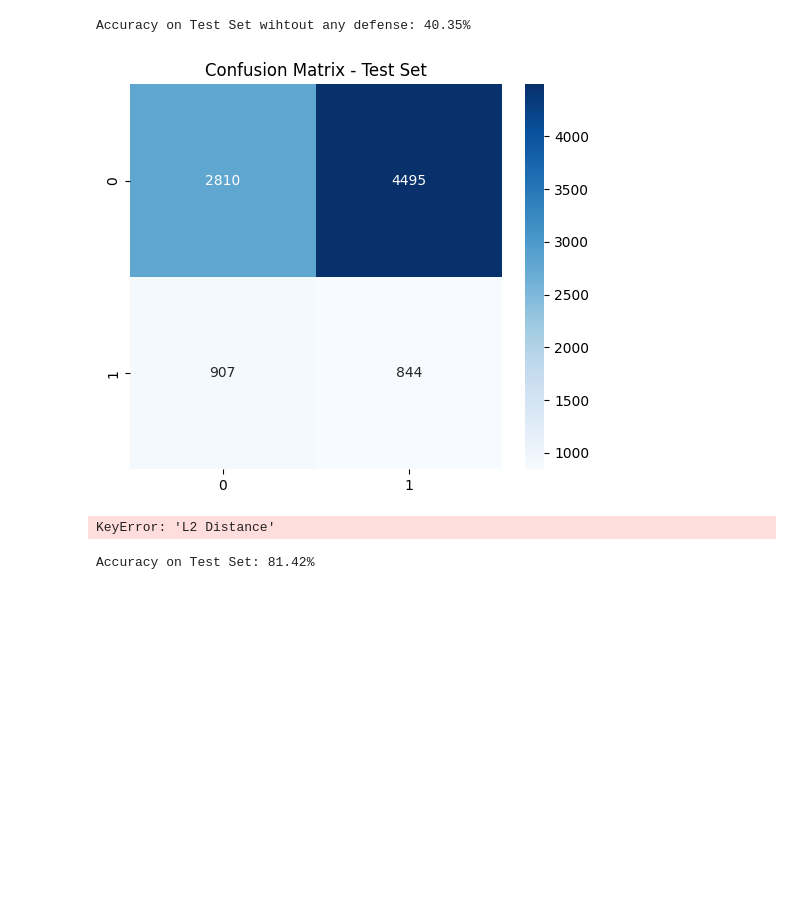
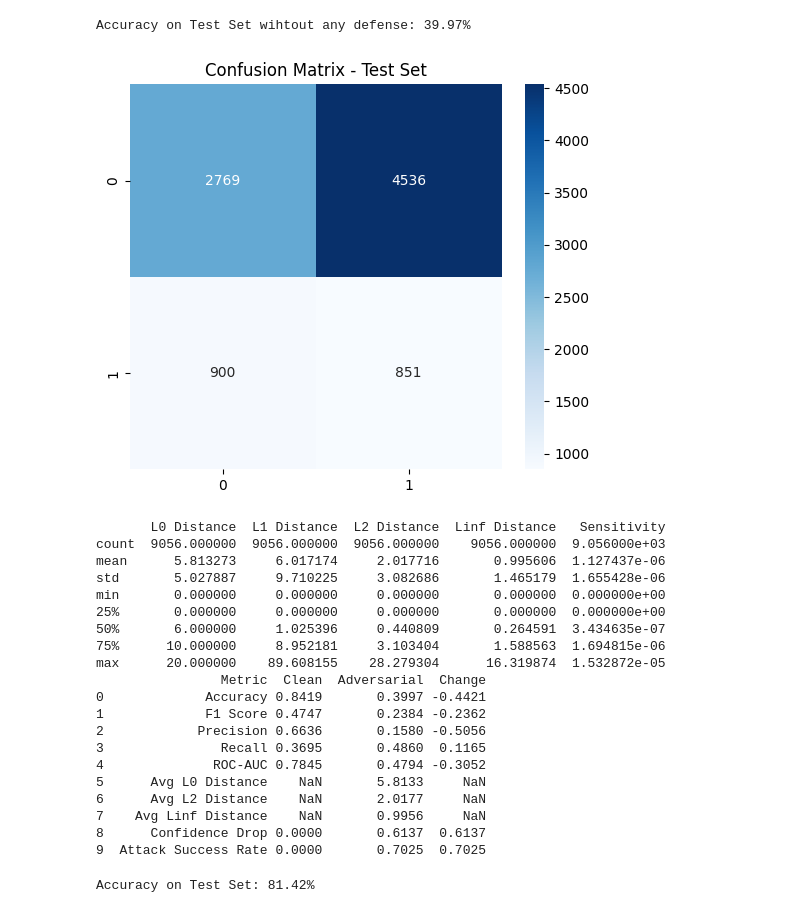
Before and after one commit to Jui1337/responsible-ai-security, a Jupyter notebook: RAI-implementation/improved-model-attacks.ipynb, the cells around one changed output. Drawn from its saved outputs; the diff is of its cells as text; code cells hidden in the pictures; blank space fills up the shorter version.

```diff
--- a/RAI-implementation/improved-model-attacks.ipynb
+++ b/RAI-implementation/improved-model-attacks.ipynb
@@ -74,7 +69,7 @@ x_train_adv = get_adversarial_examples(X_test, pipeline, model_improved)
 # %%
 import numpy as np
 
-def calculate_metrics(adv_numpy, sample_numpy, adv_numpy_cont, train_mean, train_cov_matrix, threshold, std):
+def calculate_metrics(adv_numpy, sample_numpy, std):
     """
     Calculate attack metrics between adversarial and clean samples.
 
@@ -124,6 +119,6 @@ X_train_np = X_train.to_numpy()
 train_mean = np.mean(X_train_np, axis=0)
 train_cov_matrix = np.cov(X_train_np, rowvar=False)
 train_std = np.std(X_train_np, axis=0)
-metrics = calculate_metrics(x_train_adv, pipeline.named_steps['preprocessor'].transform(X_test),None, train_mean, train_cov_matrix, 95, train_std)
+metrics = calculate_metrics(x_train_adv, pipeline.named_steps['preprocessor'].transform(X_test), train_std)
 print(metrics)
 # %% [output]
@@ -169,6 +164,27 @@ from sklearn.model_selection import train_test_split
 # Predictions on the test set (which is actually adversarial)
 y_adv_pred = model_improved.predict(x_train_adv)
 y_adv_proba = model_improved.predict_proba(x_train_adv).max(axis=1)
+
+# Preprocess clean test data
+X_test_proc = pipeline.named_steps['preprocessor'].transform(X_test)
+x_train_adv_np = np.array(x_train_adv)
+
+# Safety check
+assert X_test_proc.shape == x_train_adv_np.shape, "Shape mismatch between clean and adversarial sets."
+
+# Loop over each (clean, adversarial) pair and compute metrics
+all_metrics = [
+    calculate_metrics(adv_sample, clean_sample, train_std)
+    for adv_sample, clean_sample in zip(x_train_adv_np, X_test_proc)
+]
+
+# Convert results to DataFrame
+results_df = pd.DataFrame(all_metrics)
+
+# Summary metrics
+avg_l0 = results_df["L0 Distance"].mean()
+avg_l2 = results_df["L2 Distance"].mean()
+avg_linf = results_df["Linf Distance"].mean()
 
 # Compute accuracy on the test set
 accuracy_test = accuracy_score(y_test, y_adv_pred)
@@ -189,10 +205,8 @@ confidence_drop = np.mean(y_adv_proba - y_proba)
 # Attack success rate
 attack_success_rate = np.mean(y_pred_improved != y_adv_pred)
 
-# Average perturbation magnitudes
-avg_l2 = results_df["L2 Distance"].mean()
-avg_l0 = results_df["L0 Distance"].mean()
-avg_linf = results_df["Linf Distance"].mean()
+# (Optional) Print full summary
+print(results_df.describe())
 
 # Metrics
 metrics_table = pd.DataFrame({
@@ -214,36 +228,55 @@ metrics_table = pd.DataFrame({
         precision_score(y_test, y_pred_improved),
         recall_score(y_test, y_pred_improved),
         roc_auc_score(y_test, model_improved.predict_proba(X_test_proc)[:, 1]),
         np.nan,  # L0 not meaningful for clean
         np.nan,  # L2 not meaningful for clean
         np.nan,  # Linf not meaningful for clean
         0.0,     # No confidence drop on clean
         0.0
     ],
     "Adversarial": [
         accuracy_score(y_test, y_adv_pred),
         f1_score(y_test, y_adv_pred),
         precision_score(y_test, y_adv_pred),
         recall_score(y_test, y_adv_pred),
         roc_auc_score(y_test, model_improved.predict_proba(x_train_adv)[:, 1]),
         avg_l0,
         avg_l2,
         avg_linf,
         confidence_drop,
         attack_success_rate
     ]
 })
 
 # Compute change for interpretation
 metrics_table["Change"] = metrics_table["Adversarial"] - metrics_table["Clean"]
 
 # Format table
 pd.options.display.float_format = '{:.4f}'.format
 print(metrics_table)
 # %% [output]
-Accuracy on Test Set wihtout any defense: 40.35%
+Accuracy on Test Set wihtout any defense: 39.97%
-[figure, old version]
+[figure, new version]
-KeyError: 'L2 Distance'
+       L0 Distance  L1 Distance  L2 Distance  Linf Distance   Sensitivity
+count  9056.000000  9056.000000  9056.000000    9056.000000  9.056000e+03
+mean      5.813273     6.017174     2.017716       0.995606  1.127437e-06
+std       5.027887     9.710225     3.082686       1.465179  1.655428e-06
+min       0.000000     0.000000     0.000000       0.000000  0.000000e+00
+25%       0.000000     0.000000     0.000000       0.000000  0.000000e+00
+50%       6.000000     1.025396     0.440809       0.264591  3.434635e-07
+75%      10.000000     8.952181     3.103404       1.588563  1.694815e-06
+max      20.000000    89.608155    28.279304      16.319874  1.532872e-05
+                Metric  Clean  Adversarial  Change
+0             Accuracy 0.8419       0.3997 -0.4421
+1             F1 Score 0.4747       0.2384 -0.2362
+2            Precision 0.6636       0.1580 -0.5056
+3               Recall 0.3695       0.4860  0.1165
+4              ROC-AUC 0.7845       0.4794 -0.3052
+5      Avg L0 Distance    NaN       5.8133     NaN
+6      Avg L2 Distance    NaN       2.0177     NaN
+7    Avg Linf Distance    NaN       0.9956     NaN
+8      Confidence Drop 0.0000       0.6137  0.6137
+9  Attack Success Rate 0.0000       0.7025  0.7025
 # %%
 import xgboost as xgb
 import matplotlib.pyplot as plt
```
Also changed, not shown: parts of 5 cells of this notebook, 2 other files.
